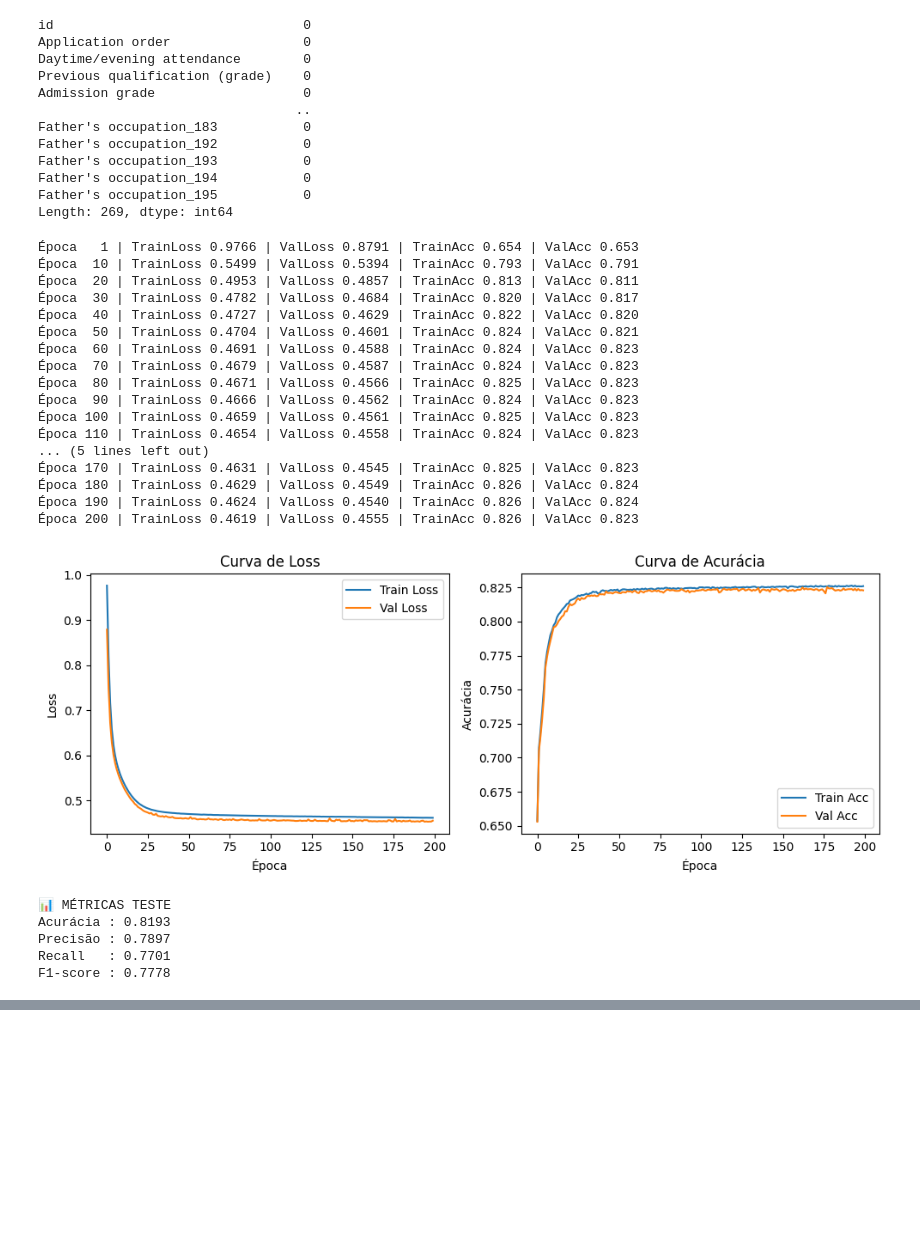
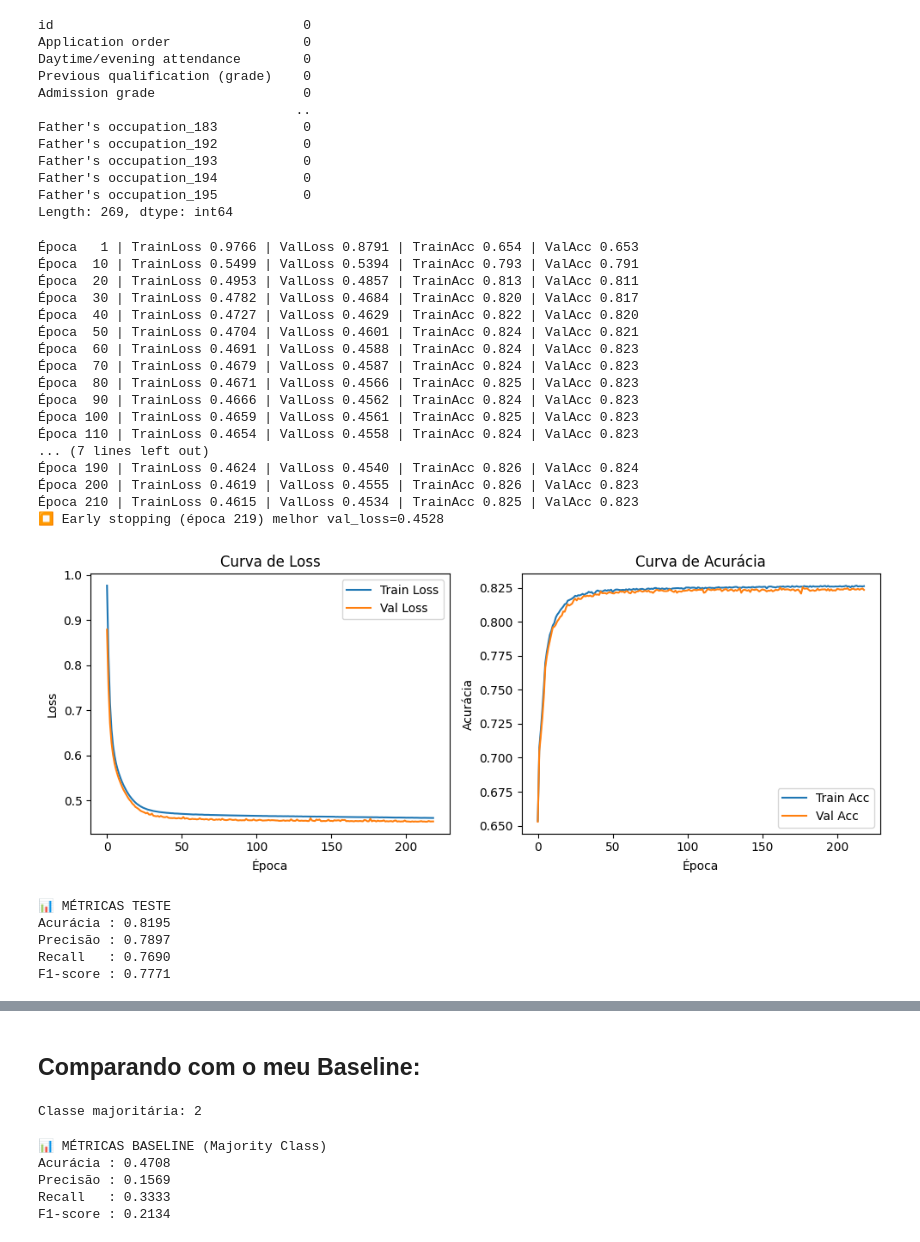
Before and after one commit to lucasouzamil/mlp-classification, a Jupyter notebook: main.ipynb, the cells around one changed output, grey strips where cells are left out. Cells and saved outputs as stored; diff of their text form; code cells hidden in the pictures; blank space fills up the shorter version.

Commit message:
Comparando com o baseline

```diff
--- a/main.ipynb
+++ b/main.ipynb
@@ -351,7 +351,7 @@ def forward(X):
 # 3) Treino com mini-batch + Early Stopping + L2 + logs
 # ------------------------------------------------------------------
 lr = 0.005
-epochs = 200
+epochs = 500
 batch = 128
 lambda_l2 = 1e-4
 
@@ -469,6 +469,8 @@ plt.show()
 # ------------------------------------------------------------------
 # 5) Avaliação FINAL no TESTE
 # ------------------------------------------------------------------
+
+
 yhat_test = forward(X_test)
 ypred_test = np.argmax(yhat_test, axis=1)
 
@@ -548,40 +550,40 @@ plt.scatter(
 class_handles = [
     Patch(color=cmap(i / max(3, num_classes)), label=f"Classe {classes[i]}")
     for i in range(num_classes)
 ]
 plt.legend(handles=class_handles + [
     plt.Line2D([0], [0], marker="o", color="w",
                markerfacecolor="gray", markeredgecolor="k",
                label="Corretos", markersize=8),
     plt.Line2D([0], [0], marker="x", color="k", label="Errados", markersize=8)
 ], loc="upper right")
 
 plt.title(f"Decision Boundary (PCA 2D)\nAcurácia teste: {accuracy_score(y_test, y_pred_test):.4f}")
 plt.xlabel("PC1"); plt.ylabel("PC2")
 plt.tight_layout()
 plt.show()
 # %% [output]
 Época   1 | TrainLoss 0.9766 | ValLoss 0.8791 | TrainAcc 0.654 | ValAcc 0.653
 Época  10 | TrainLoss 0.5499 | ValLoss 0.5394 | TrainAcc 0.793 | ValAcc 0.791
 Época  20 | TrainLoss 0.4953 | ValLoss 0.4857 | TrainAcc 0.813 | ValAcc 0.811
 Época  30 | TrainLoss 0.4782 | ValLoss 0.4684 | TrainAcc 0.820 | ValAcc 0.817
 Época  40 | TrainLoss 0.4727 | ValLoss 0.4629 | TrainAcc 0.822 | ValAcc 0.820
 Época  50 | TrainLoss 0.4704 | ValLoss 0.4601 | TrainAcc 0.824 | ValAcc 0.821
 Época  60 | TrainLoss 0.4691 | ValLoss 0.4588 | TrainAcc 0.824 | ValAcc 0.823
 Época  70 | TrainLoss 0.4679 | ValLoss 0.4587 | TrainAcc 0.824 | ValAcc 0.823
 Época  80 | TrainLoss 0.4671 | ValLoss 0.4566 | TrainAcc 0.825 | ValAcc 0.823
 Época  90 | TrainLoss 0.4666 | ValLoss 0.4562 | TrainAcc 0.824 | ValAcc 0.823
 Época 100 | TrainLoss 0.4659 | ValLoss 0.4561 | TrainAcc 0.825 | ValAcc 0.823
 Época 110 | TrainLoss 0.4654 | ValLoss 0.4558 | TrainAcc 0.824 | ValAcc 0.823
-... (5 lines left out)
-Época 170 | TrainLoss 0.4631 | ValLoss 0.4545 | TrainAcc 0.825 | ValAcc 0.823
-Época 180 | TrainLoss 0.4629 | ValLoss 0.4549 | TrainAcc 0.826 | ValAcc 0.824
+... (7 lines left out)
 Época 190 | TrainLoss 0.4624 | ValLoss 0.4540 | TrainAcc 0.826 | ValAcc 0.824
 Época 200 | TrainLoss 0.4619 | ValLoss 0.4555 | TrainAcc 0.826 | ValAcc 0.823
+Época 210 | TrainLoss 0.4615 | ValLoss 0.4534 | TrainAcc 0.825 | ValAcc 0.823
+⏹️ Early stopping (época 219) melhor val_loss=0.4528
-[figure, old version]
+[figure, new version]
 📊 MÉTRICAS TESTE
-Acurácia : 0.8193
+Acurácia : 0.8195
 Precisão : 0.7897
-Recall   : 0.7701
-F1-score : 0.7778
+Recall   : 0.7690
+F1-score : 0.7771
 [figure]
@@ -587,0 +591,12 @@ F1-score : 0.7778
+# %% [markdown]
+## Comparando com o meu Baseline:
+# %%
+import numpy as np
+from sklearn.metrics import accuracy_score, precision_score, recall_score, f1_score, confusion_matrix, ConfusionMatrixDisplay
+
+# Classe mais frequente no conjunto de TESTE
+unique, counts = np.unique(y_test, return_counts=True)
+majority_class = unique[np.argmax(counts)]
+print("Classe majoritária:", majority_class)
+# %% [output]
+Classe majoritária: 2
@@ -587,0 +605,17 @@ F1-score : 0.7778
+# %%
+acc_base = accuracy_score(y_test, y_pred_baseline)
+prec_base = precision_score(y_test, y_pred_baseline, average='macro', zero_division=0)
+rec_base = recall_score(y_test, y_pred_baseline, average='macro', zero_division=0)
+f1_base = f1_score(y_test, y_pred_baseline, average='macro', zero_division=0)
+
+print("\n📊 MÉTRICAS BASELINE (Majority Class)")
+print(f"Acurácia : {acc_base:.4f}")
+print(f"Precisão : {prec_base:.4f}")
+print(f"Recall   : {rec_base:.4f}")
+print(f"F1-score : {f1_base:.4f}")
+# %% [output]
+📊 MÉTRICAS BASELINE (Majority Class)
+Acurácia : 0.4708
+Precisão : 0.1569
+Recall   : 0.3333
+F1-score : 0.2134
```
Also changed, not shown: parts of 4 cells of this notebook.
